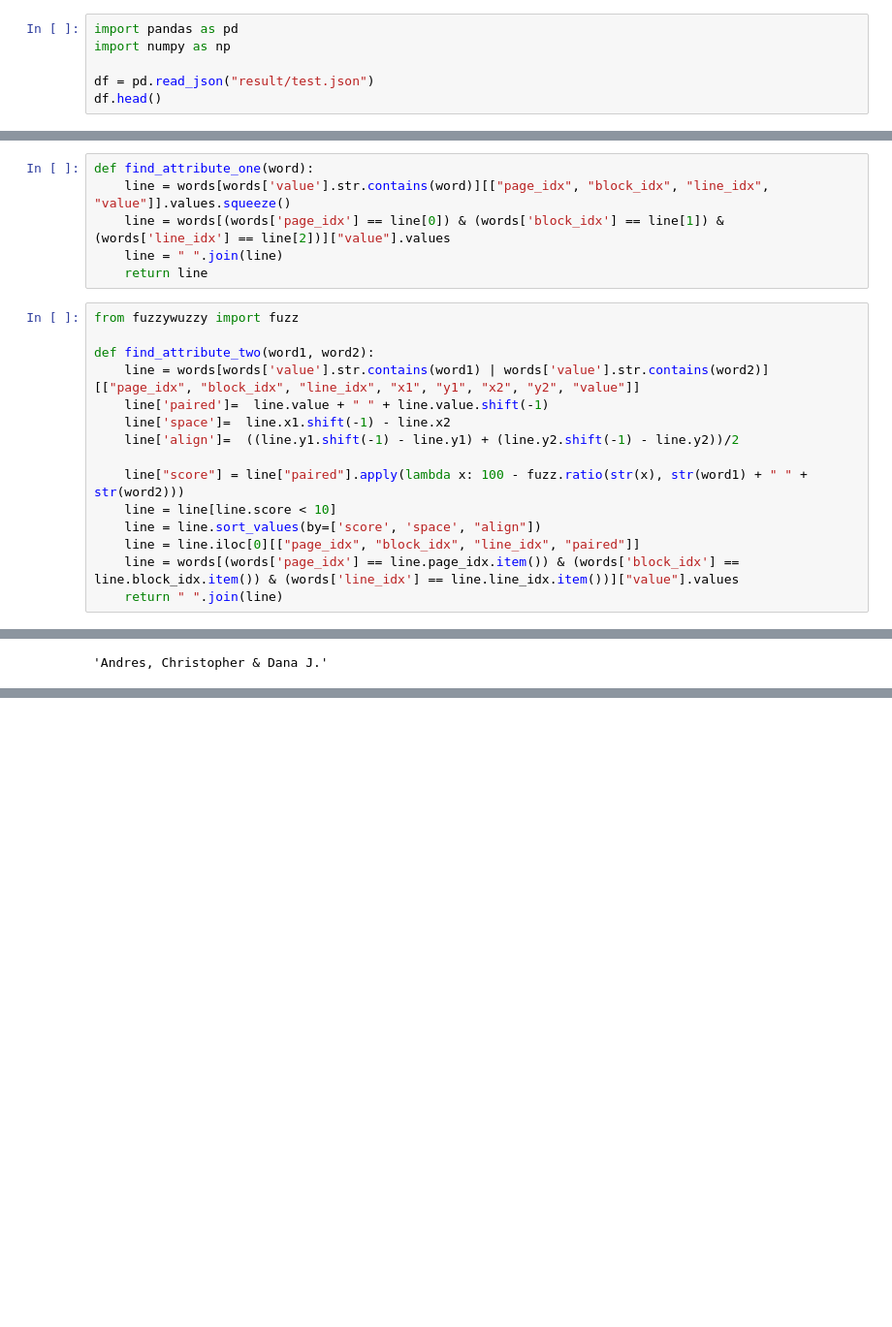
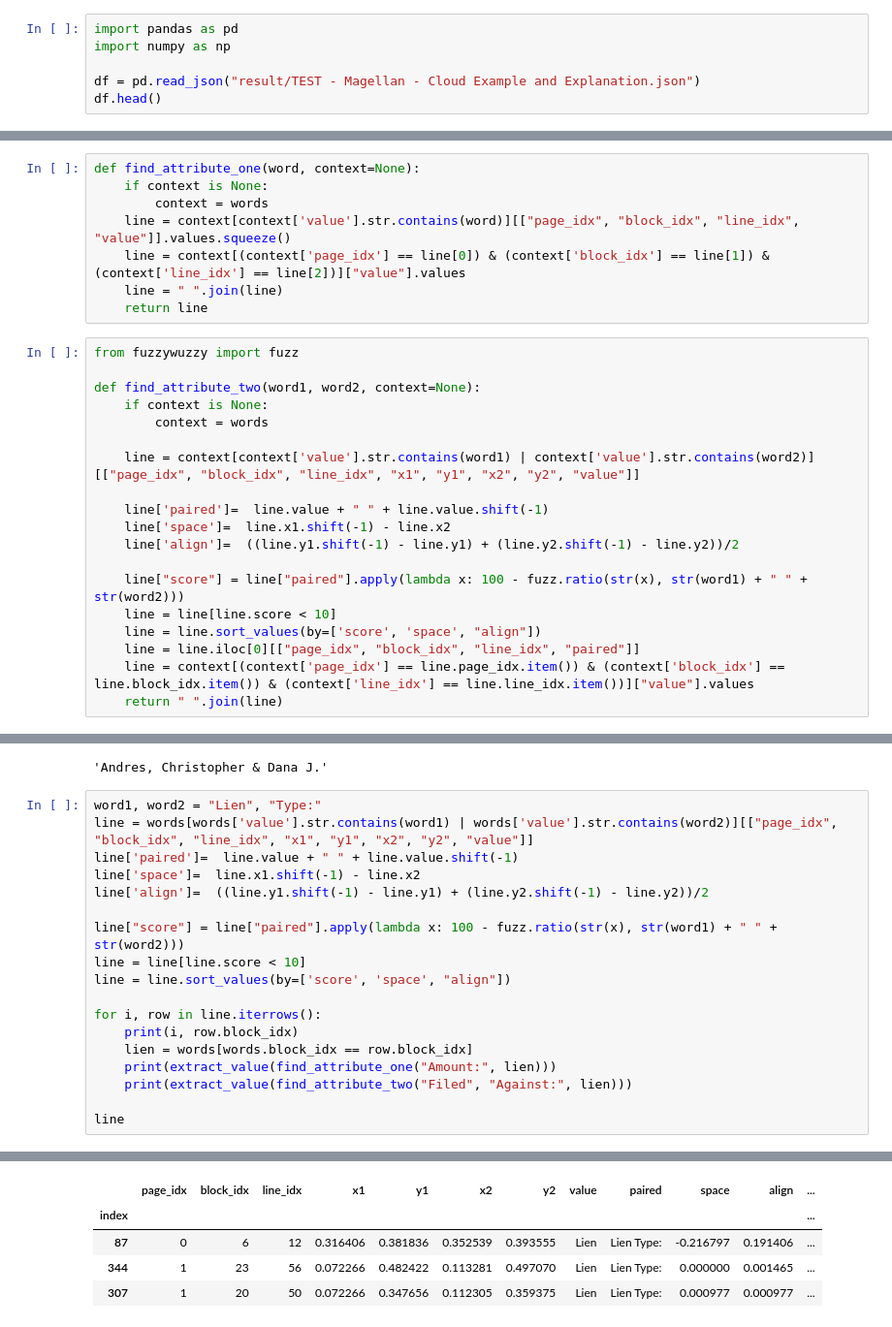
Before and after one commit to andsilver/report-parse, a Jupyter notebook: analysis.ipynb, the cells around one changed output, grey strips where cells are left out. Shown: that part at 97% size. Drawn from its saved outputs; the diff is of its cells as text; blank space fills up the shorter version.

Commit message:
Extract plain values

```diff
--- a/analysis.ipynb
+++ b/analysis.ipynb
@@ -2,7 +2,7 @@
 import pandas as pd
 import numpy as np
 
-df = pd.read_json("result/test.json")
+df = pd.read_json("result/TEST - Magellan - Cloud Example and Explanation.json")
 df.head()
 # %% [output]
 |  | pages |
@@ -344,16 +344,22 @@ company
 # %% [output]
 'Southern Indiana Abstract Company, Inc'
 # %%
-def find_attribute_one(word):
-    line = words[words['value'].str.contains(word)][["page_idx", "block_idx", "line_idx", "value"]].values.squeeze()
-    line = words[(words['page_idx'] == line[0]) & (words['block_idx'] == line[1]) & (words['line_idx'] == line[2])]["value"].values
+def find_attribute_one(word, context=None):
+    if context is None:
+        context = words
+    line = context[context['value'].str.contains(word)][["page_idx", "block_idx", "line_idx", "value"]].values.squeeze()
+    line = context[(context['page_idx'] == line[0]) & (context['block_idx'] == line[1]) & (context['line_idx'] == line[2])]["value"].values
     line = " ".join(line)
     return line
 # %%
 from fuzzywuzzy import fuzz
 
-def find_attribute_two(word1, word2):
-    line = words[words['value'].str.contains(word1) | words['value'].str.contains(word2)][["page_idx", "block_idx", "line_idx", "x1", "y1", "x2", "y2", "value"]]
+def find_attribute_two(word1, word2, context=None):
+    if context is None:
+        context = words
+
+    line = context[context['value'].str.contains(word1) | context['value'].str.contains(word2)][["page_idx", "block_idx", "line_idx", "x1", "y1", "x2", "y2", "value"]]
+
     line['paired']=  line.value + " " + line.value.shift(-1)
     line['space']=  line.x1.shift(-1) - line.x2
     line['align']=  ((line.y1.shift(-1) - line.y1) + (line.y2.shift(-1) - line.y2))/2
@@ -362,7 +368,7 @@ def find_attribute_two(word1, word2):
     line = line[line.score < 10]
     line = line.sort_values(by=['score', 'space', "align"])
     line = line.iloc[0][["page_idx", "block_idx", "line_idx", "paired"]]
-    line = words[(words['page_idx'] == line.page_idx.item()) & (words['block_idx'] == line.block_idx.item()) & (words['line_idx'] == line.line_idx.item())]["value"].values
+    line = context[(context['page_idx'] == line.page_idx.item()) & (context['block_idx'] == line.block_idx.item()) & (context['line_idx'] == line.line_idx.item())]["value"].values
     return " ".join(line)
 # %%
 def extract_value(sentence):
@@ -395,3 +401,22 @@ extract_value(find_attribute_one("County:"))
 extract_value(find_attribute_one("Owner/Grantee:"))
 # %% [output]
 'Andres, Christopher & Dana J.'
+# %%
+word1, word2 = "Lien", "Type:"
+line = words[words['value'].str.contains(word1) | words['value'].str.contains(word2)][["page_idx", "block_idx", "line_idx", "x1", "y1", "x2", "y2", "value"]]
+line['paired']=  line.value + " " + line.value.shift(-1)
+line['space']=  line.x1.shift(-1) - line.x2
+line['align']=  ((line.y1.shift(-1) - line.y1) + (line.y2.shift(-1) - line.y2))/2
+
+line["score"] = line["paired"].apply(lambda x: 100 - fuzz.ratio(str(x), str(word1) + " " + str(word2)))
+line = line[line.score < 10]
+line = line.sort_values(by=['score', 'space', "align"])
+
+for i, row in line.iterrows():
+    print(i, row.block_idx)
+    lien = words[words.block_idx == row.block_idx]
+    print(extract_value(find_attribute_one("Amount:", lien)))
+    print(extract_value(find_attribute_two("Filed", "Against:", lien)))
+
+line
+# %% [output]
@@ -397,0 +441,5 @@ extract_value(find_attribute_one("Owner/Grantee:"))
+|  | page_idx | block_idx | line_idx | x1 | y1 | x2 | y2 | value | paired | space | align | ... |
+| index |  |  |  |  |  |  |  |  |  |  |  | ... |
+| 87 | 0 | 6 | 12 | 0.316406 | 0.381836 | 0.352539 | 0.393555 | Lien | Lien Type: | -0.216797 | 0.191406 | ... |
+| 344 | 1 | 23 | 56 | 0.072266 | 0.482422 | 0.113281 | 0.497070 | Lien | Lien Type: | 0.000000 | 0.001465 | ... |
+| 307 | 1 | 20 | 50 | 0.072266 | 0.347656 | 0.112305 | 0.359375 | Lien | Lien Type: | 0.000977 | 0.000977 | ... |
```
Also changed, not shown: parts of 1 cell of this notebook, 4 other files.
